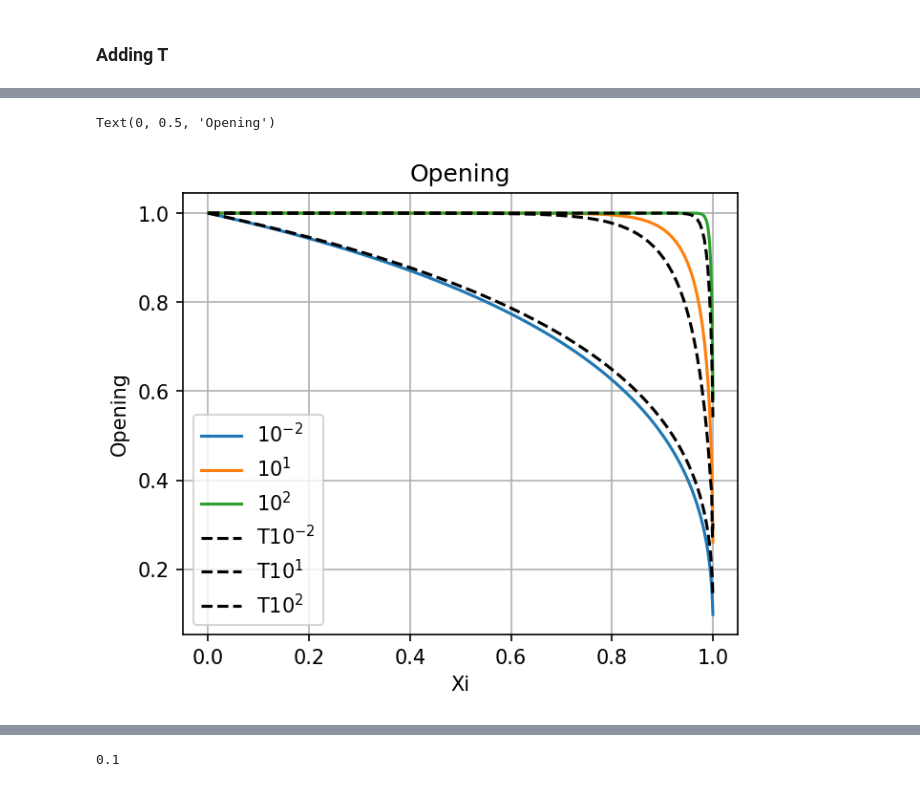
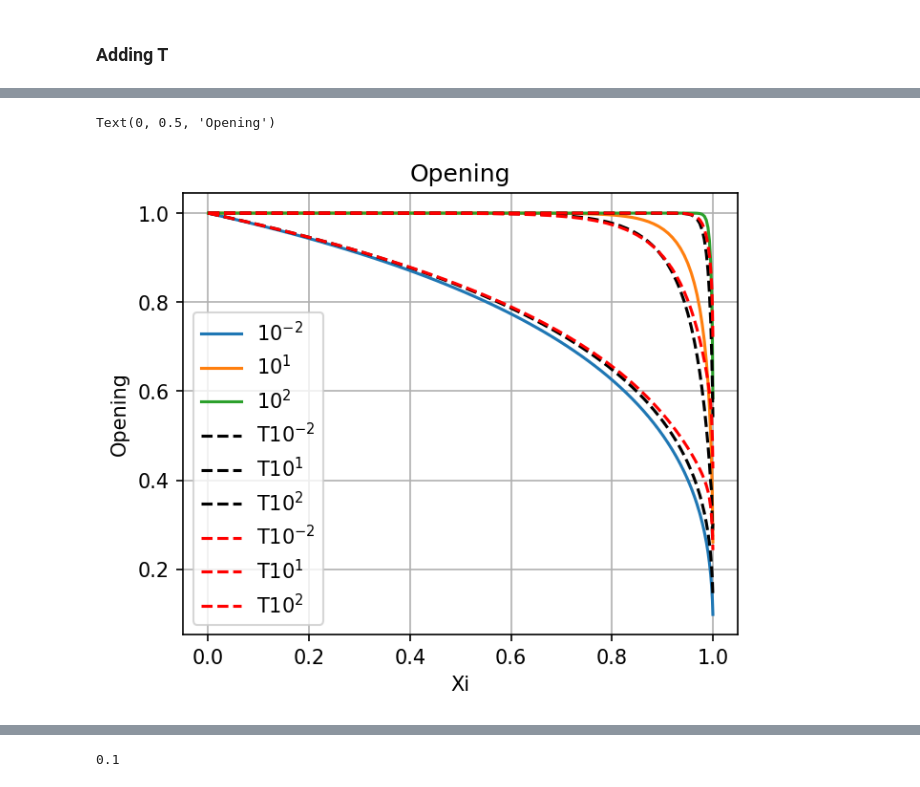
Before and after one commit to dashadem/CO2lovers, a Jupyter notebook: nonlinear.ipynb, the cells around one changed output, grey strips where cells are left out. Drawn from its saved outputs; the diff is of its cells as text; code cells hidden in the pictures.

```diff
--- a/nonlinear.ipynb
+++ b/nonlinear.ipynb
@@ -1137,7 +1130,7 @@ def get_solution_B_jit(t, N, xi, h, v_prev, g_prev, psi_prev, W_prev, sgnB, T):
 # %% [markdown]
 ### solving
 # %%
-t = np.concatenate((np.logspace(-3, 2, 7001), np.linspace(100, 1000, 5001)[1:]))
+t = np.concatenate((np.logspace(-3, 2, 5001), np.linspace(100, 1000, 5001)[1:]))
 # t = np.logspace(-3, -2, 1000)
 N = 100
 
@@ -1151,9 +1144,11 @@ h[1:-1] = xi[1:] - xi[:-1]
 h[0] = xi[0]
 h[-1] = 1 - xi[-1]
 
-sgnB = -1
-T = 0.1
+sgnB = 0
+T = 0.2
 
 g0, W0, v0, Q0 = analyt_sol(t[0], xi)
 
+W0 = analytical_02
+
 W, g, psi = get_solution_B_jit(t, N, xi, h, v0, g0, Q0, W0, sgnB, T)
@@ -1168,10 +1159,10 @@ ValueError: cannot reshape array of size 99 into shape (12001,99)
 # %% [markdown]
 #### Save solutions
 # %%
-with open('solution_B0_T.pkl', 'wb') as f:
+with open('solution_B0_T2.pkl', 'wb') as f:
     pickle.dump(solution, f)
 # %%
-with open('solution_B1_T.pkl', 'wb') as f:
+with open('solution_B1_T_new.pkl', 'wb') as f:
     pickle.dump(solution, f)
 # %%
 with open('solution_B-1_T.pkl', 'wb') as f:
@@ -1385,18 +1389,23 @@ Text(0, 0.5, 'Flux')
 # %%
 plt.figure(figsize = (5,4), dpi = 150)
 plt.plot(sol1['x'],sol1['opening'][np.where(np.isclose(sol1['time'], 10**(-2)))][0], label = '$10^{-2}$')
 plt.plot(sol1['x'],sol1['opening'][np.where(np.isclose(sol1['time'], 10**(1)))][0], label = '$10^{1}$')
 plt.plot(sol1['x'],sol1['opening'][np.where(np.isclose(sol1['time'], 10**(2)))][0], label = '$10^{2}$')
 
-plt.plot(solution['x'],sol1T['opening'][np.where(np.isclose(sol1T['time'], 10**(-2)))][0],"--", c = 'black', label ='T$10^{-2}$')
-plt.plot(solution['x'],sol1T['opening'][np.where(np.isclose(sol1T['time'], 10**(1)))][0],"--", c = 'black', label = 'T$10^{1}$')
-plt.plot(solution['x'],sol1T['opening'][np.where(np.isclose(sol1T['time'], 10**(2)))][0],"--", c = 'black', label = 'T$10^{2}$')
+plt.plot(sol1T['x'],sol1T['opening'][np.where(np.isclose(sol1T['time'], 10**(-2)))][0],"--", c = 'black', label ='T$10^{-2}$')
+plt.plot(sol1T['x'],sol1T['opening'][np.where(np.isclose(sol1T['time'], 10**(1)))][0],"--", c = 'black', label = 'T$10^{1}$')
+plt.plot(sol1T['x'],sol1T['opening'][np.where(np.isclose(sol1T['time'], 10**(2)))][0],"--", c = 'black', label = 'T$10^{2}$')
+
+plt.plot(solution['x'],solution['opening'][np.where(np.isclose(solution['time'], 10**(-2)))][0],"--", c = 'red', label ='T$10^{-2}$')
+plt.plot(solution['x'],solution['opening'][np.where(np.isclose(solution['time'], 10**(1)))][0],"--", c = 'red', label = 'T$10^{1}$')
+plt.plot(solution['x'],solution['opening'][np.where(np.isclose(solution['time'], 10**(2)))][0],"--", c = 'red', label = 'T$10^{2}$')
+
 plt.grid()
 plt.legend()
 plt.title('Opening')
 plt.xlabel('Xi')
 plt.ylabel('Opening')
 # %% [output]
 Text(0, 0.5, 'Opening')
-[figure, old version]
+[figure, new version]
 # %%
```
Also changed, not shown: parts of 12 cells of this notebook.
